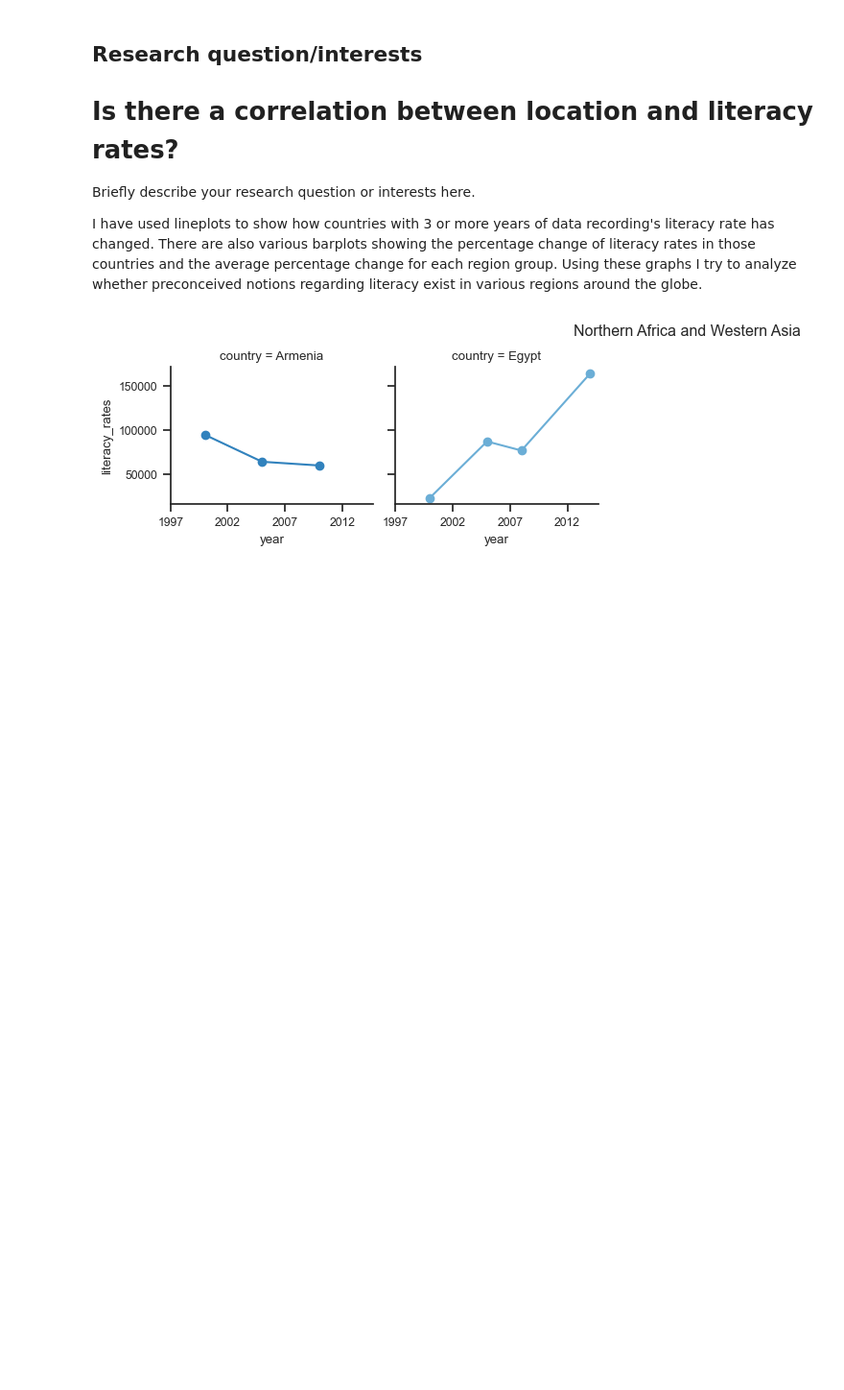
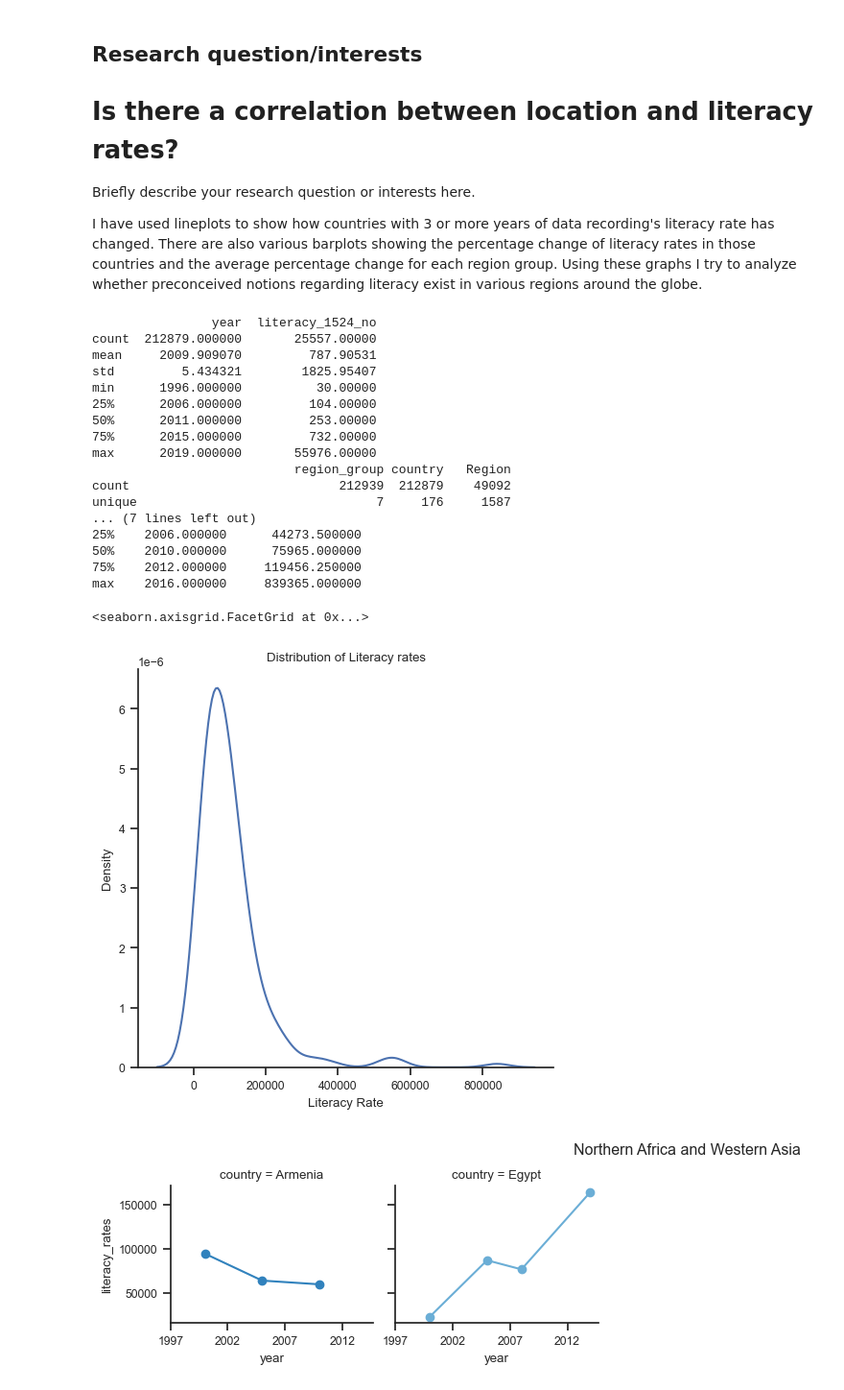
Before and after one commit to ubco-W2022T2-data301/project-group-group18, a Jupyter notebook: analysis/analysis1.ipynb, the cells around one changed output. Shown at 96% size. Saved outputs shown, nothing was run; the diff lists cells and outputs as text; code cells hidden in the pictures; blank space fills up the shorter version.

```diff
--- a/analysis/analysis1.ipynb
+++ b/analysis/analysis1.ipynb
@@ -15,6 +15,42 @@ import seaborn as sns
 from scripts import project_functions1 as pf
 pd.options.mode.chained_assignment = None
 sns.set_theme(style="ticks", font_scale=0.8)
+# %%
+#EDA
+dataset = pd.read_csv("../data/raw/dataset_raw.csv",low_memory=False)
+dataset= dataset[["region_group","country","year","Region","literacy_1524_no"]]
+print(dataset.describe())
+print(dataset.describe(exclude=[np.number]))
+dataset = (
+    dataset
+        .dropna(subset="literacy_1524_no")
+        .reset_index()
+        .drop(columns = ["index"])
+    )
+functions = {'country': 'first','year': 'first','literacy_1524_no': 'sum'}
+data_f= dataset.groupby(["country","year"]).agg(functions)
+print(data_f.describe())
+sns.displot(data_f["literacy_1524_no"], kind = "kde").set(xlabel = "Literacy Rate", title = "Distribution of Literacy rates")
+# %% [output]
+                year  literacy_1524_no
+count  212879.000000       25557.00000
+mean     2009.909070         787.90531
+std         5.434321        1825.95407
+min      1996.000000          30.00000
+25%      2006.000000         104.00000
+50%      2011.000000         253.00000
+75%      2015.000000         732.00000
+max      2019.000000       55976.00000
+                           region_group country   Region
+count                            212939  212879    49092
+unique                                7     176     1587
+... (7 lines left out)
+25%    2006.000000      44273.500000
+50%    2010.000000      75965.000000
+75%    2012.000000     119456.250000
+max    2016.000000     839365.000000
+<seaborn.axisgrid.FacetGrid at 0x...>
+[figure, added]
 # %%
 data_processed = pf.data_processing("../data/raw/dataset_raw.csv")
 dictionary = pf.plotting(data_processed)
```
Also changed, not shown: parts of 9 cells of this notebook, 1 other file.
